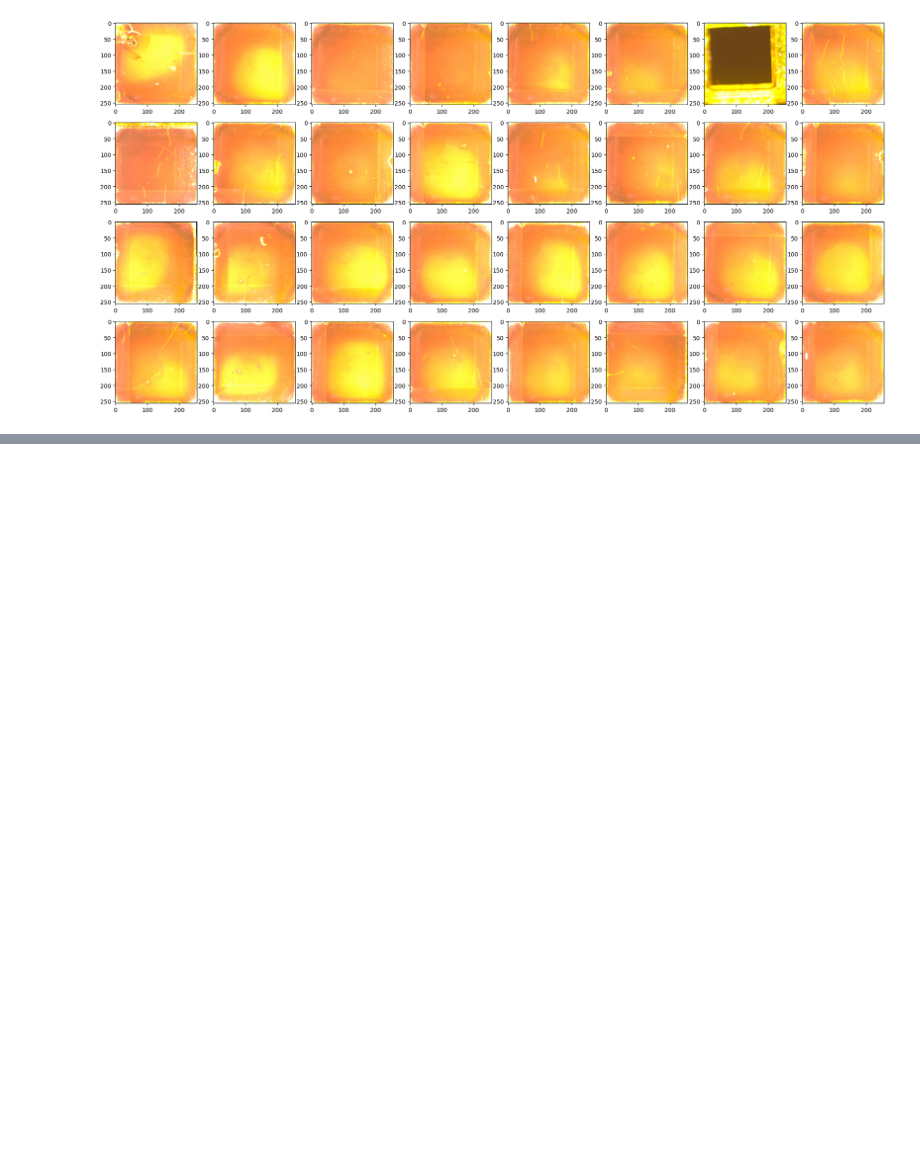
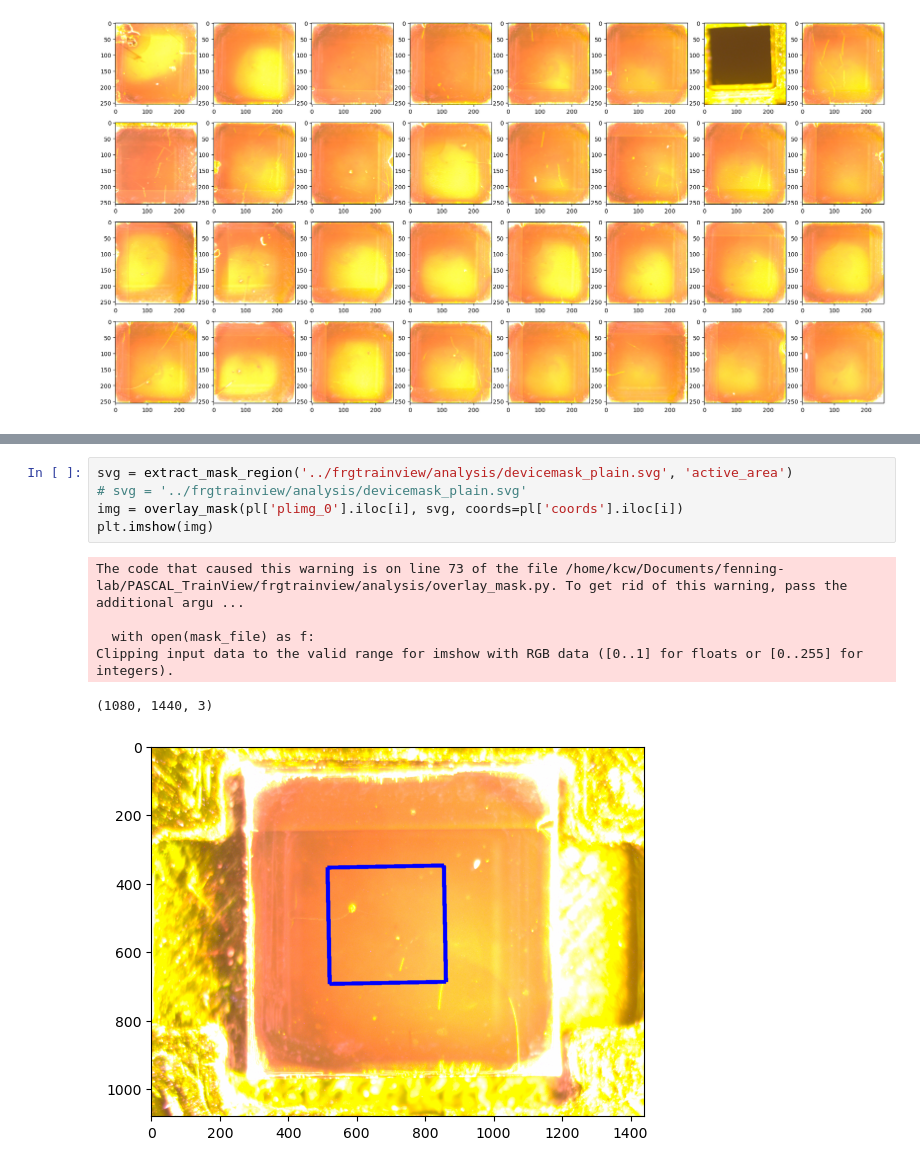
Before and after one commit to fenning-research-group/PASCAL_TrainView, a Jupyter notebook: analysis_experiments/superimpose.ipynb, the cells around one changed output, grey strips where cells are left out. Drawn from its saved outputs; the diff is of its cells as text; blank space fills up the shorter version.

Commit message:
add examples of overlay_mask functions

```diff
--- a/analysis_experiments/superimpose.ipynb
+++ b/analysis_experiments/superimpose.ipynb
@@ -211 +199,13 @@ plt.imshow(mask_img)
 [figure]
+# %%
+svg = extract_mask_region('../frgtrainview/analysis/devicemask_plain.svg', 'active_area')
+# svg = '../frgtrainview/analysis/devicemask_plain.svg'
+img = overlay_mask(pl['plimg_0'].iloc[i], svg, coords=pl['coords'].iloc[i])
+plt.imshow(img)
+# %% [output]
+The code that caused this warning is on line 73 of the file /home/kcw/Documents/fenning-lab/PASCAL_TrainView/frgtrainview/analysis/overlay_mask.py. To get rid of this warning, pass the additional argu ...
+
+  with open(mask_file) as f:
+Clipping input data to the valid range for imshow with RGB data ([0..1] for floats or [0..255] for integers).
+(1080, 1440, 3)
+[figure, added]
```
Also changed, not shown: parts of 4 cells of this notebook.
